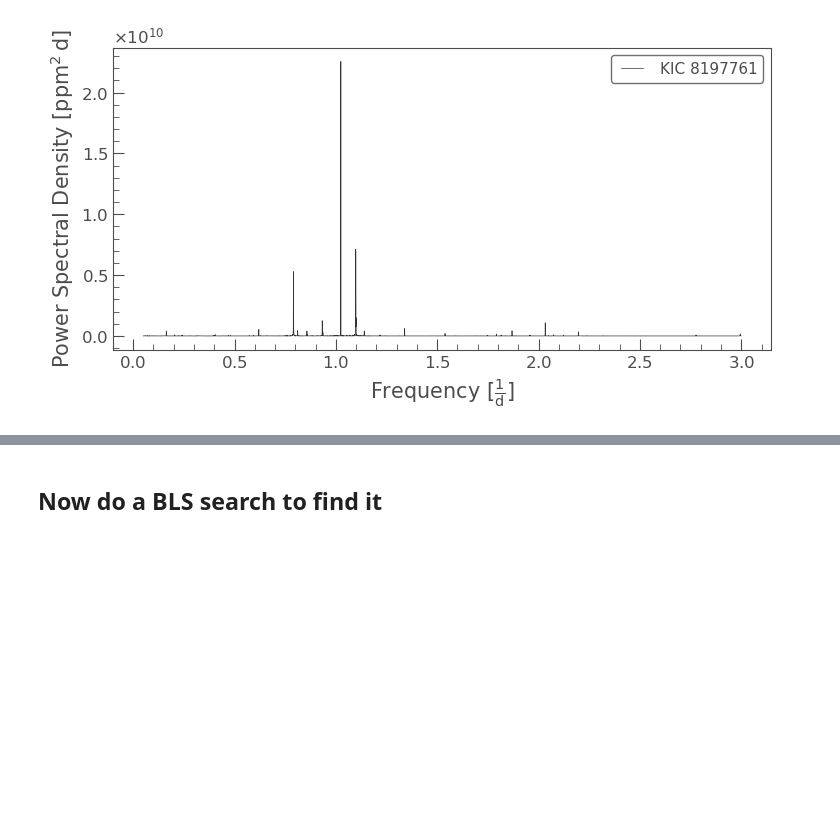
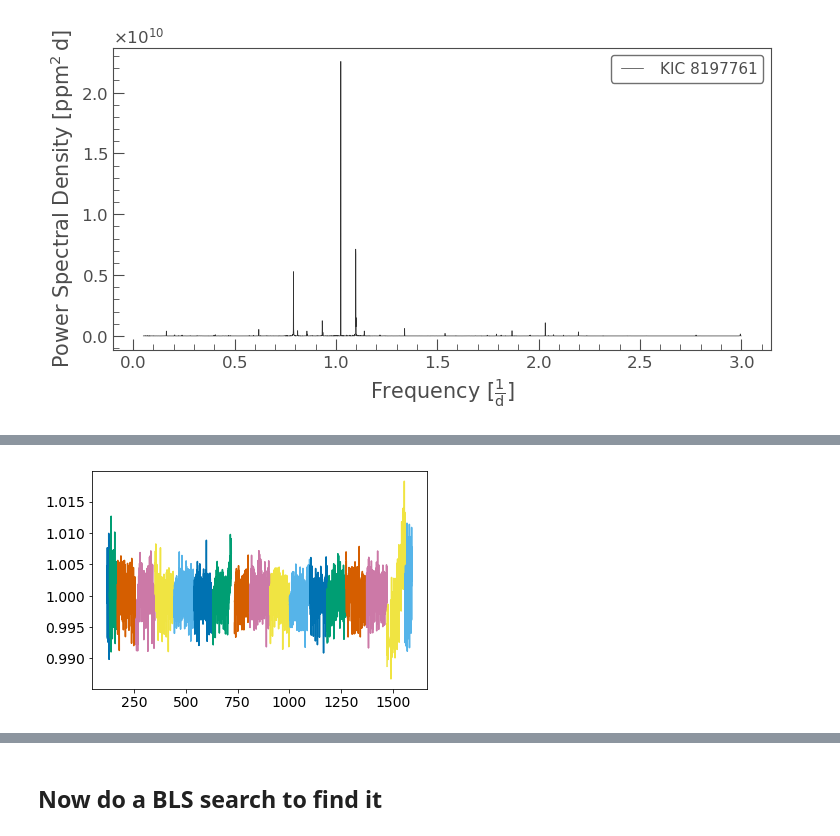
Before and after one commit to benjaminpope/hot, a Jupyter notebook: notebooks/test.ipynb, the cells around one changed output, grey strips where cells are left out. Saved outputs shown, nothing was run; the diff lists cells and outputs as text; code cells hidden in the pictures; blank space fills up the shorter version.

```diff
--- a/notebooks/test.ipynb
+++ b/notebooks/test.ipynb
@@ -49 +79,8 @@ y_fit = LombScargle(lc.time, lc.flux, lc.flux_err).model(lc.time, pg.frequency_a
+# %%
+for q in range(18):
+    m = (lc.quarter==q)
+#     plt.plot(lc.time[m],lc.flux[m],'.')
+    plt.plot(lc.time[m],lc2.flux[m],'-')
+# %% [output]
+[figure, added]
 # %%
```
Also changed, not shown: parts of 27 cells of this notebook, 2 other files.
